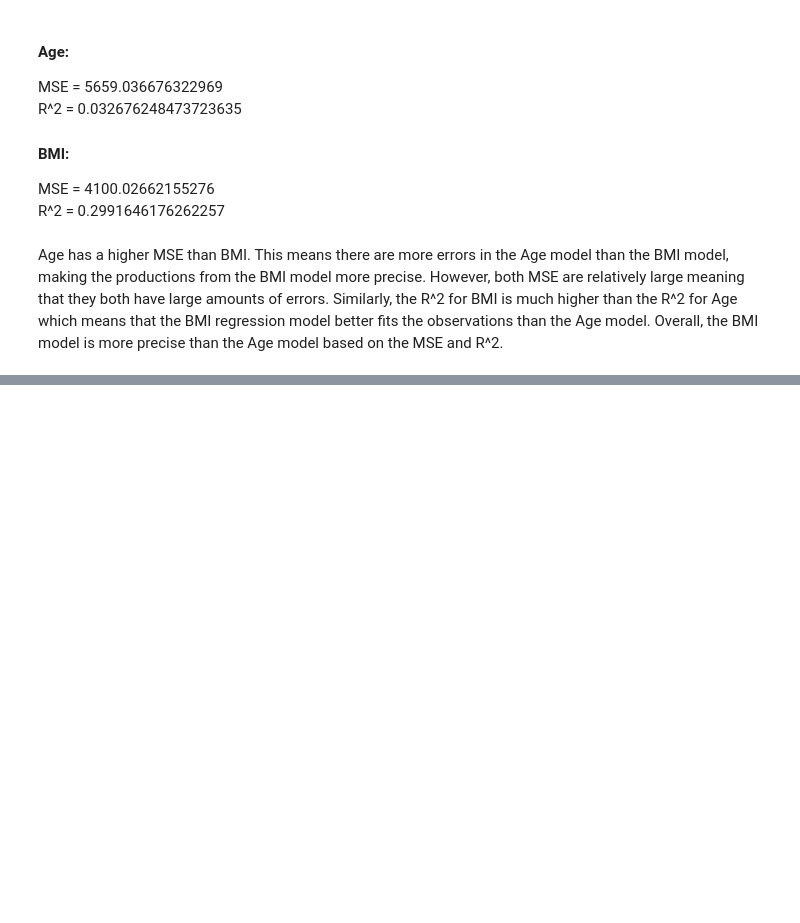
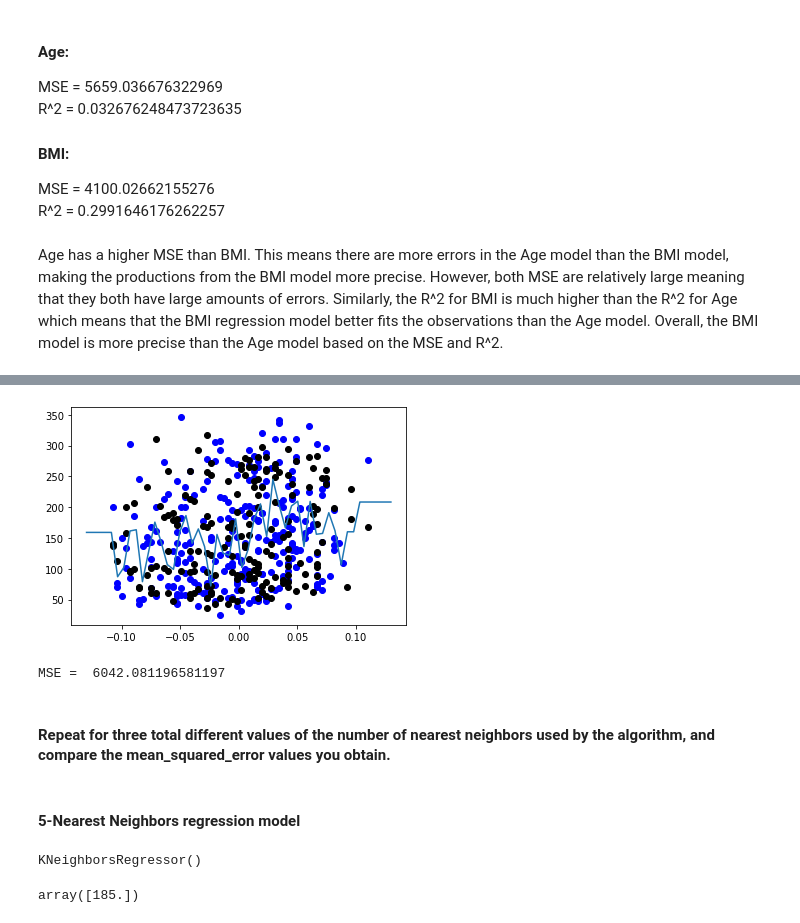
Before and after one commit to ygcha/DH150, a Jupyter notebook: Assignment2.ipynb, the cells around one changed output, grey strips where cells are left out. Cells and saved outputs as stored; diff of their text form; code cells hidden in the pictures; blank space fills up the shorter version.

```diff
--- a/Assignment2.ipynb
+++ b/Assignment2.ipynb
@@ -453,0 +485,3 @@ Age has a higher MSE than BMI. This means there are more errors in the Age model
+# %%
+# Train, Test, Split
+x_knn_train, x_knn_test, y_knn_train, y_knn_test = train_test_split(x_knn, y_knn, test_size = 0.4, random_state = 42)
@@ -453,0 +507,20 @@ Age has a higher MSE than BMI. This means there are more errors in the Age model
+# %%
+plt.plot(x_knn_train,y_knn_train,'bo')
+plt.plot(x_knn_test,y_knn_test,'ko')
+
+x_new = np.linspace(-0.13,0.13)
+x_new = x_new.reshape(-1,1)
+y_pred = model.predict(x_new)
+plt.plot(x_new, y_pred)
+
+plt.show()
+# %% [output]
+[figure, added]
+# %%
+print('MSE = ', mean_squared_error(y_knn, model.predict(x_knn)))
+# %% [output]
+MSE =  6042.081196581197
+# %% [markdown]
+#### Repeat for three total different values of the number of nearest neighbors used by the algorithm, and compare the mean_squared_error values you obtain.
+# %% [markdown]
+#### 5-Nearest Neighbors regression model
@@ -453,0 +532,5 @@ Age has a higher MSE than BMI. This means there are more errors in the Age model
+# %%
+# Train the model
+model.fit(x_knn,y_knn)
+# %% [output]
+KNeighborsRegressor()
@@ -453,0 +540,6 @@ Age has a higher MSE than BMI. This means there are more errors in the Age model
+# %%
+# Make a prediction
+x_test = [[10]]
+model.predict(x_test)
+# %% [output]
+array([185.])
```
Also changed, not shown: parts of 45 cells of this notebook.
